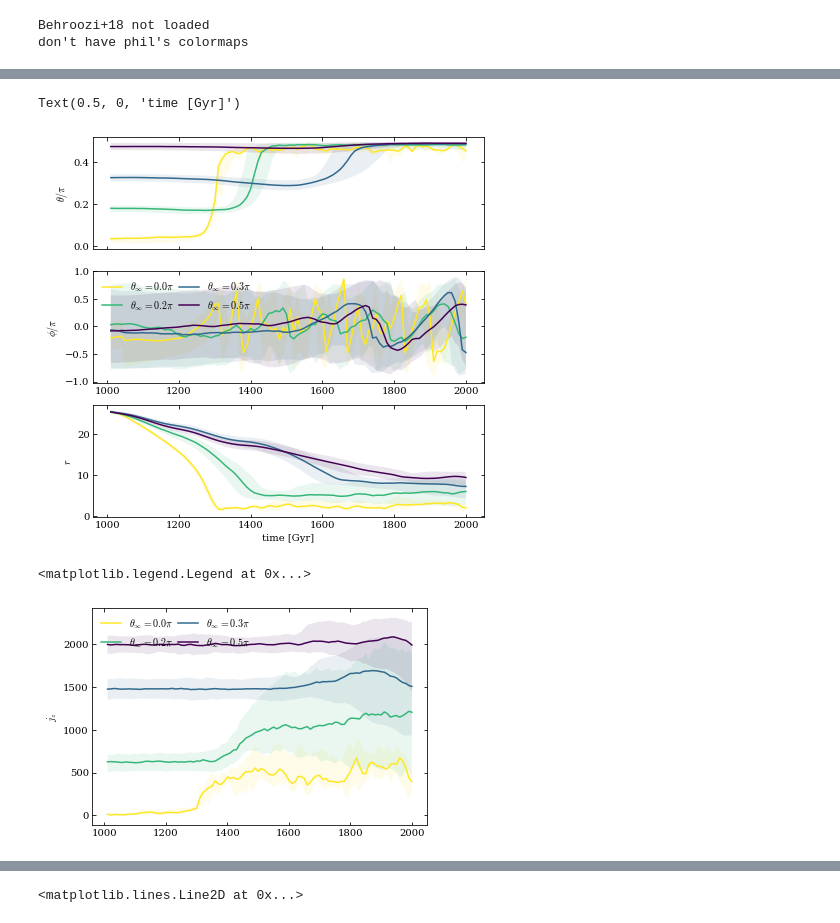
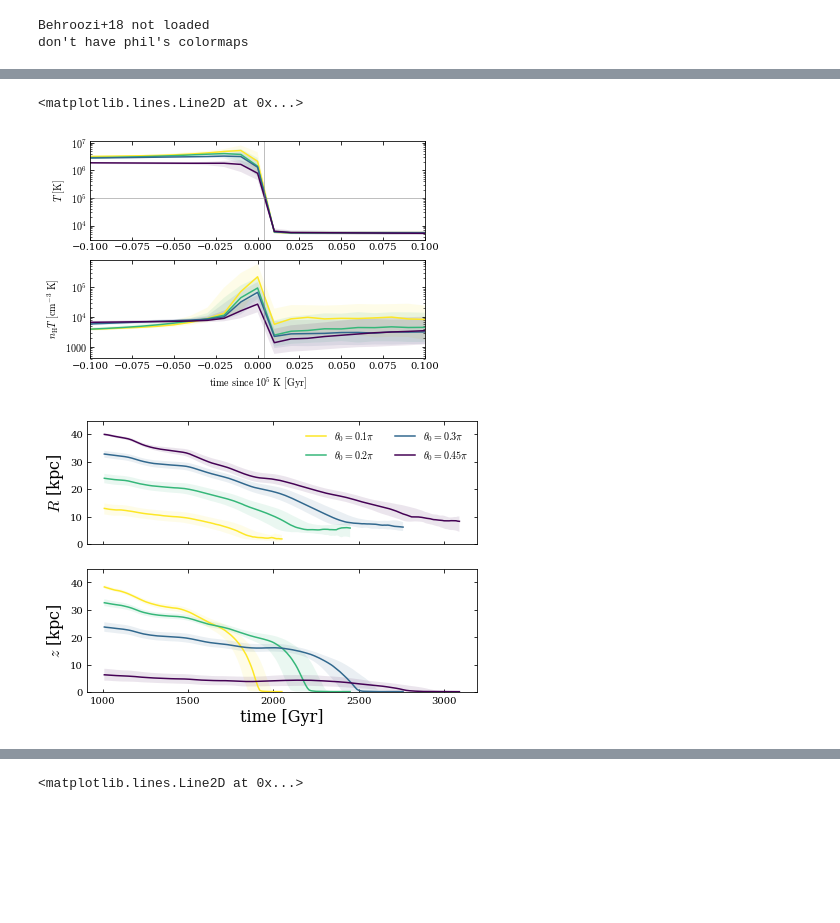
Before and after one commit to JonathanSternAstro/gizmo_analysis, a Jupyter notebook: ipynb/particleTracking.ipynb, the cells around one changed output, grey strips where cells are left out. Saved outputs shown, nothing was run; the diff lists cells and outputs as text; code cells hidden in the pictures; blank space fills up the shorter version.

```diff
--- a/ipynb/particleTracking.ipynb
+++ b/ipynb/particleTracking.ipynb
@@ -102,11 +131,0 @@ array([   6.,   37.,  100.,  244.,  647., 1361., 2085., 2617., 2985.,
-# %%
-theta_inds_to_show=np.array([1,4,7,10])
-colors = pl.get_cmap('viridis')(1-np.arange(4)/3)
-
-labels = [r'$\theta_\infty=%.1f\pi$'%m for m in midbins[theta_inds_to_show-1]/np.pi]
-def med_and_std(all_vals,xs=ts,theta_inds=theta_inds):
-    for i,ind in enumerate(theta_inds_to_show):
-        vals = all_vals[:,theta_inds==ind]
-        ys16,ys50,ys84 = [np.percentile(vals,p,axis=1) for p in (16,50,84)]
-        pl.plot(xs,ys50,label=labels[i],c=colors[i])
-        pl.fill_between(xs,ys16,ys84,facecolor=colors[i],alpha=0.1)
@@ -112,0 +136,9 @@ def med_and_std(all_vals,xs=ts,theta_inds=theta_inds):
+# %%
+theta_midbins = np.array([0.1,0.2,0.3,0.45])*np.pi; l = len(theta_midbins)
+dtheta = 0.025*np.pi
+theta_inds = np.zeros((len(theta_midbins),thetas.shape[1]))
+for itheta,theta_midbin in enumerate(theta_midbins):
+    theta_infty = np.median(thetas[-10:,:],axis=0)
+    theta_inds[itheta,:] = (theta_infty<theta_midbin+dtheta) & (theta_infty>theta_midbin-dtheta)
+theta_inds = theta_inds.astype('bool')
+print(theta_inds.sum(axis=1))
@@ -113,25 +457,36 @@ def med_and_std(all_vals,xs=ts,theta_inds=theta_inds):
+# %%
+xls = -0.1,0.1
+ax=pl.subplot(211)
+med_and_std_shift(shift_arr(Ts))
+pl.ylabel(r'$T\ [{\rm K}]$')
+ax.set_yscale('log'); ax.yaxis.set_major_formatter(u.arilogformatter)
+pl.xlim(*xls)
+pl.axvline(0.004,c='.5',lw=0.5)
+pl.axhline(1e5,c='.5',lw=0.5)
+ax = pl.subplot(212)
+med_and_std_shift(shift_arr(nHTs))
+ax.set_yscale('log'); ax.yaxis.set_major_formatter(u.arilogformatter)
+pl.ylabel(r'$n_{\rm H} T\ [{\rm cm}^{-3}\ {\rm K}]$')
+pl.xlabel(r'${\rm time}\ {\rm since}\ 10^5\ {\rm K}\ [{\rm Gyr}]$')
+pl.xlim(*xls)
+pl.axvline(0.004,c='.5',lw=0.5)
+# %% [output]
+<matplotlib.lines.Line2D at 0x...>
+[figure, added]
 # %%
-pl.figure(figsize=(7,7))
-ax = pl.subplot(311)
-med_and_std(thetas/np.pi)
-pl.ylabel(r'$\theta/\pi$')
+pl.figure(figsize=(7,5))
+ax = pl.subplot(211)
+med_and_std(Rs)
+pl.ylabel(r'$R$ [kpc]',fontsize=16)
+pl.legend(loc='upper right',ncol=2,frameon=False,labelspacing=0.5)
 ax.xaxis.set_major_formatter(ticker.NullFormatter())
-pl.subplot(312)
-med_and_std(phis/np.pi)
-pl.ylabel(r'$\phi/\pi$')
-pl.legend(loc='upper left',ncol=2,frameon=False,columnspacing=0.5)
+pl.ylim(0,45)
+pl.subplot(212)
+med_and_std(zs)
+pl.ylabel(r'$z$ [kpc]',fontsize=16)
 ax.xaxis.set_major_formatter(ticker.NullFormatter())
-pl.subplot(313)
-med_and_std(rs)
-pl.ylabel(r'$r$')
-pl.xlabel(r'time [Gyr]')
+pl.xlabel(r'time [Gyr]',fontsize=16)
+pl.ylim(0,45)
+pl.savefig('tracking_cylindrical_coordinates.pdf')
 # %% [output]
-Text(0.5, 0, 'time [Gyr]')
-[figure, old version]
+[figure, new version]
-# %%
-med_and_std(jzs)
-pl.ylabel(r'$j_z$')
-pl.legend(loc='upper left',ncol=2,frameon=False,columnspacing=0.5)
-# %% [output]
-<matplotlib.legend.Legend at 0x...>
-[figure, removed]
```
Also changed, not shown: parts of 49 cells of this notebook, 4 other files.
